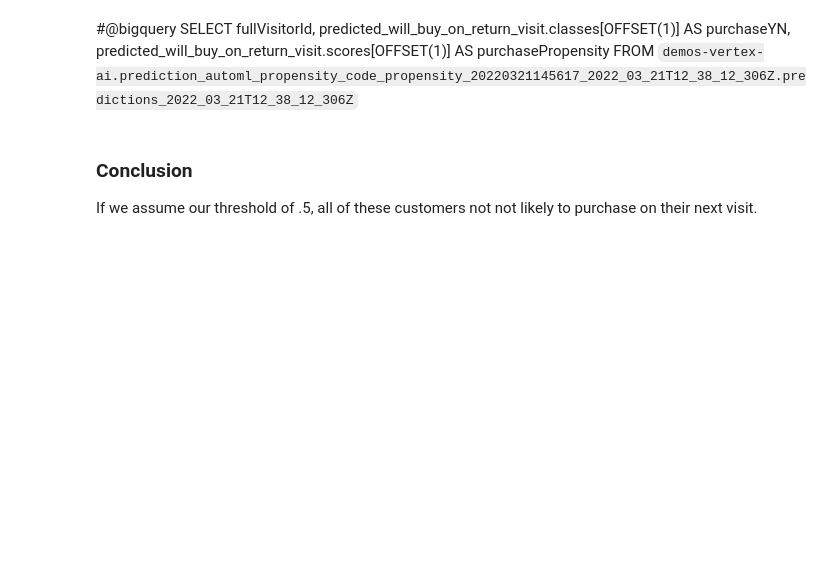
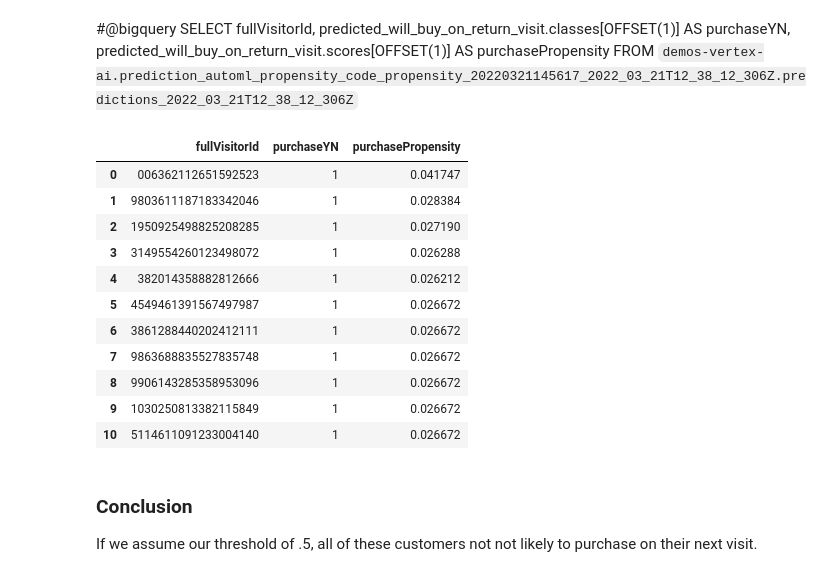
Before and after one commit to justinjm/google-vertex-ai-examples, a Jupyter notebook: automl-propensity-code.ipynb, the cells around one changed output. Drawn from its saved outputs; the diff is of its cells as text; code cells hidden in the pictures; blank space fills up the shorter version.

Commit message:
adding example of in-line BQ query to dataframe output

```diff
--- a/automl-propensity-code.ipynb
+++ b/automl-propensity-code.ipynb
@@ -346,6 +346,34 @@ SELECT
   predicted_will_buy_on_return_visit.scores[OFFSET(1)] AS purchasePropensity
 FROM
     `demos-vertex-ai.prediction_automl_propensity_code_propensity_20220321145617_2022_03_21T12_38_12_306Z.predictions_2022_03_21T12_38_12_306Z`
+# %%
+# The following two lines are only necessary to run once.
+# Comment out otherwise for speed-up.
+from google.cloud.bigquery import Client, QueryJobConfig
+client = Client()
+
+query = """SELECT
+  fullVisitorId,
+  predicted_will_buy_on_return_visit.classes[OFFSET(1)] AS purchaseYN,
+  predicted_will_buy_on_return_visit.scores[OFFSET(1)] AS purchasePropensity
+FROM
+    `demos-vertex-ai.prediction_automl_propensity_code_propensity_20220321145617_2022_03_21T12_38_12_306Z.predictions_2022_03_21T12_38_12_306Z`"""
+job = client.query(query)
+df = job.to_dataframe()
+df
+# %% [output]
+|  | fullVisitorId | purchaseYN | purchasePropensity |
+| 0 | 006362112651592523 | 1 | 0.041747 |
+| 1 | 9803611187183342046 | 1 | 0.028384 |
+| 2 | 1950925498825208285 | 1 | 0.027190 |
+| 3 | 3149554260123498072 | 1 | 0.026288 |
+| 4 | 382014358882812666 | 1 | 0.026212 |
+| 5 | 4549461391567497987 | 1 | 0.026672 |
+| 6 | 3861288440202412111 | 1 | 0.026672 |
+| 7 | 9863688835527835748 | 1 | 0.026672 |
+| 8 | 9906143285358953096 | 1 | 0.026672 |
+| 9 | 1030250813382115849 | 1 | 0.026672 |
+| 10 | 5114611091233004140 | 1 | 0.026672 |
 # %% [markdown]
 ### Conclusion
 
```
